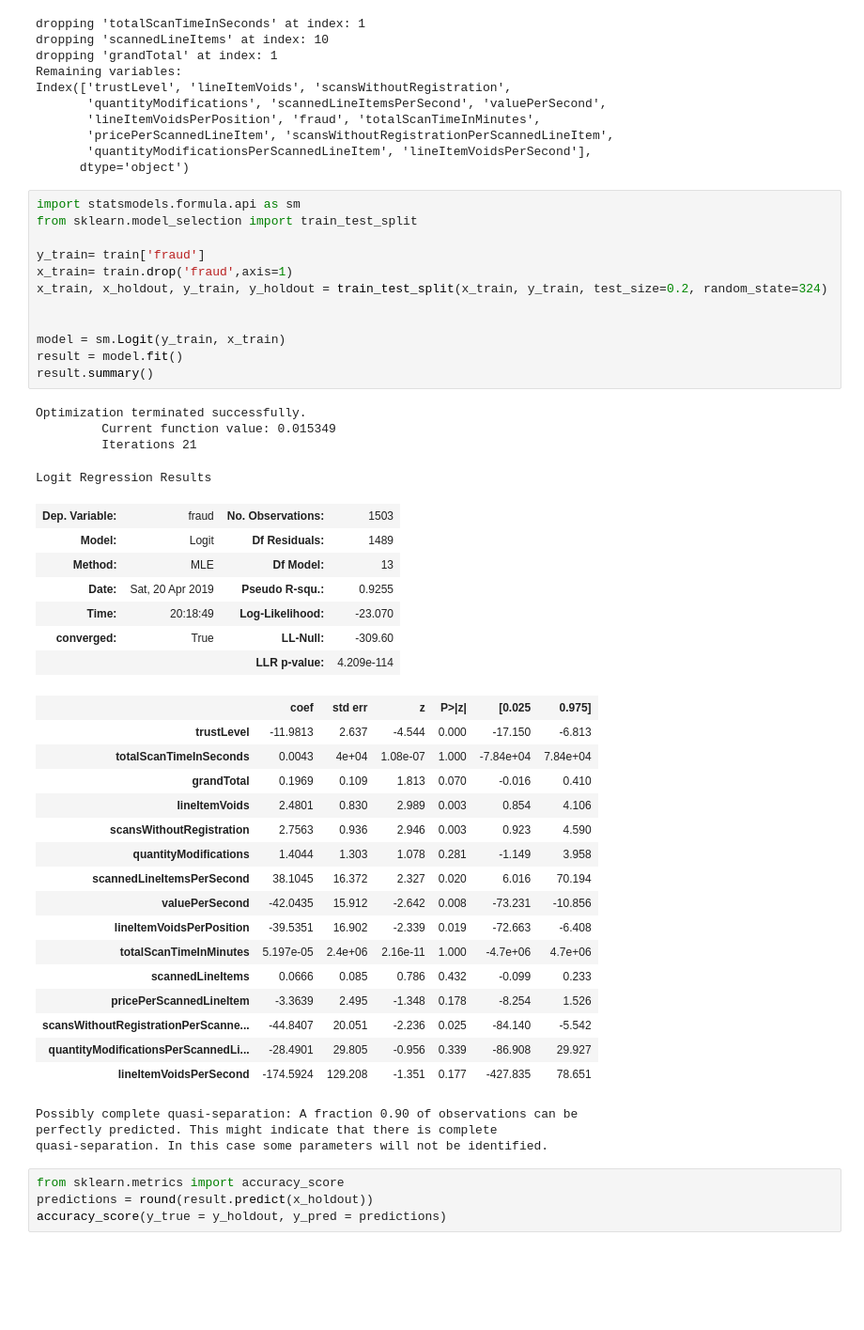
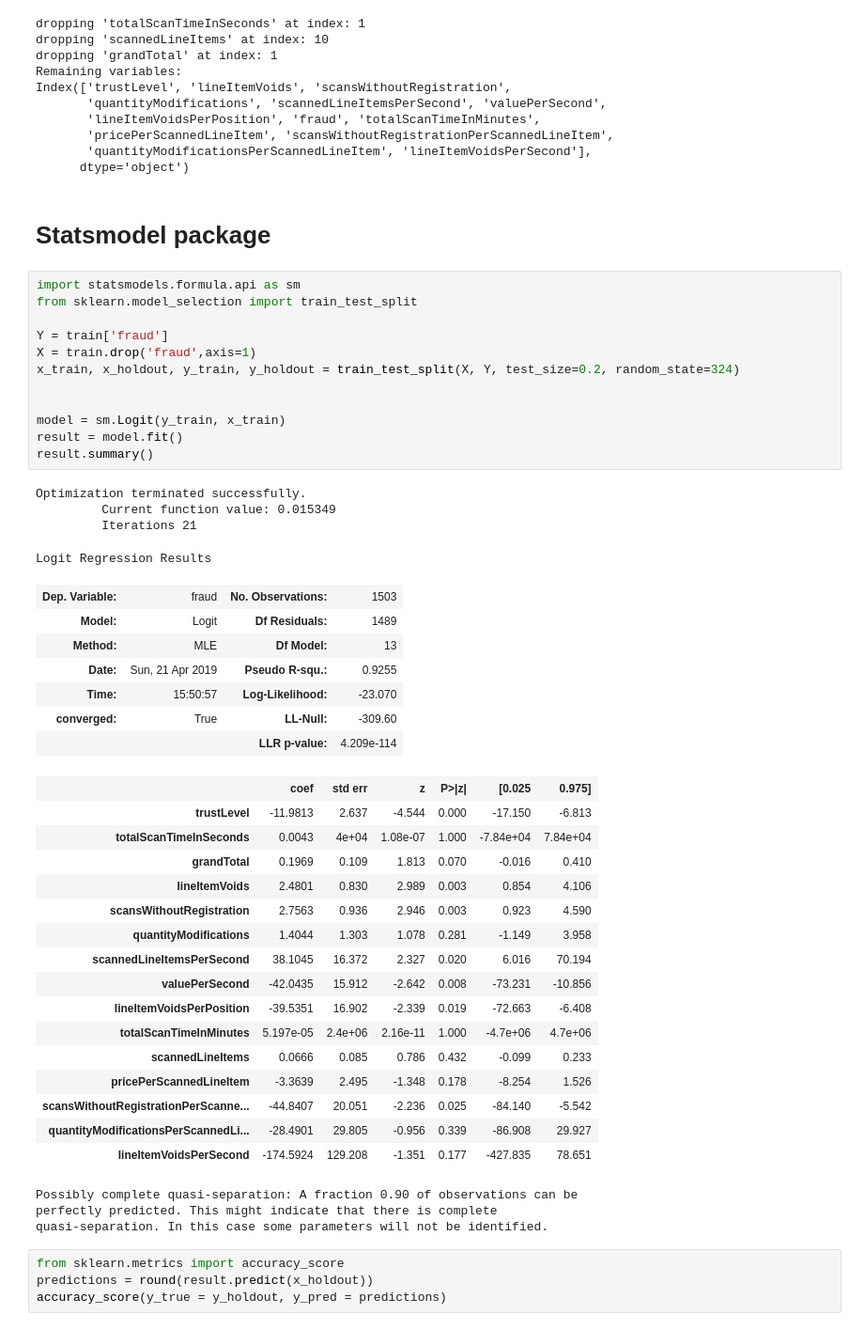
Before and after one commit to anhmt90/data-mining-cup, a Jupyter notebook: models/Logistic Regression.ipynb, the cells around one changed output. Shown at 94% size. Saved outputs shown, nothing was run; the diff lists cells and outputs as text; blank space fills up the shorter version.

```diff
--- a/models/Logistic Regression.ipynb
+++ b/models/Logistic Regression.ipynb
@@ -75,28 +75,30 @@ Index(['trustLevel', 'lineItemVoids', 'scansWithoutRegistration',
        'pricePerScannedLineItem', 'scansWithoutRegistrationPerScannedLineItem',
        'quantityModificationsPerScannedLineItem', 'lineItemVoidsPerSecond'],
       dtype='object')
+# %% [markdown]
+# Statsmodel package
 # %%
 import statsmodels.formula.api as sm
 from sklearn.model_selection import train_test_split
 
-y_train= train['fraud']
-x_train= train.drop('fraud',axis=1)
-x_train, x_holdout, y_train, y_holdout = train_test_split(x_train, y_train, test_size=0.2, random_state=324)
+Y = train['fraud']
+X = train.drop('fraud',axis=1)
+x_train, x_holdout, y_train, y_holdout = train_test_split(X, Y, test_size=0.2, random_state=324)
 
 
 model = sm.Logit(y_train, x_train)
 result = model.fit()
 result.summary()
 # %% [output]
 Optimization terminated successfully.
          Current function value: 0.015349
          Iterations 21
 Logit Regression Results
 | Dep. Variable: | fraud | No. Observations: | 1503 |
 | Model: | Logit | Df Residuals: | 1489 |
 | Method: | MLE | Df Model: | 13 |
-| Date: | Sat, 20 Apr 2019 | Pseudo R-squ.: | 0.9255 |
-| Time: | 20:18:49 | Log-Likelihood: | -23.070 |
+| Date: | Sun, 21 Apr 2019 | Pseudo R-squ.: | 0.9255 |
+| Time: | 15:50:57 | Log-Likelihood: | -23.070 |
 | converged: | True | LL-Null: | -309.60 |
 |  |  | LLR p-value: | 4.209e-114 |
 |  | coef | std err | z | P>|z| | [0.025 | 0.975] |
```
Also changed, not shown: parts of 5 cells of this notebook, 2 other files.
